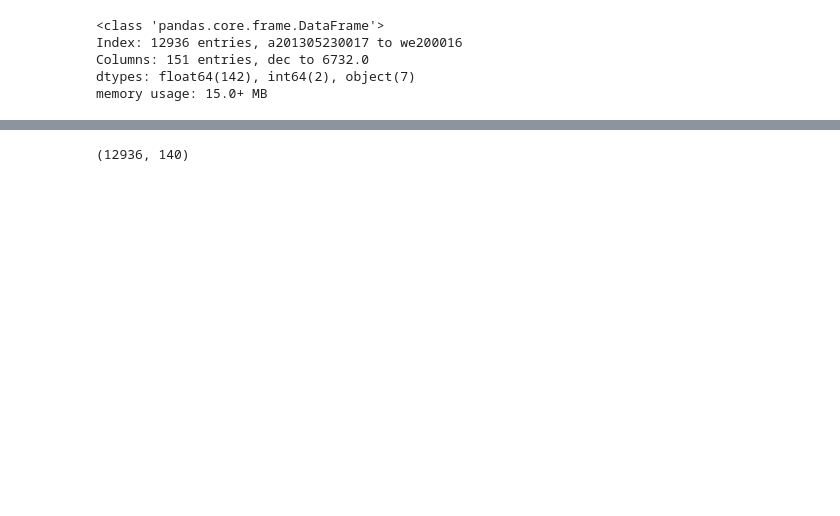
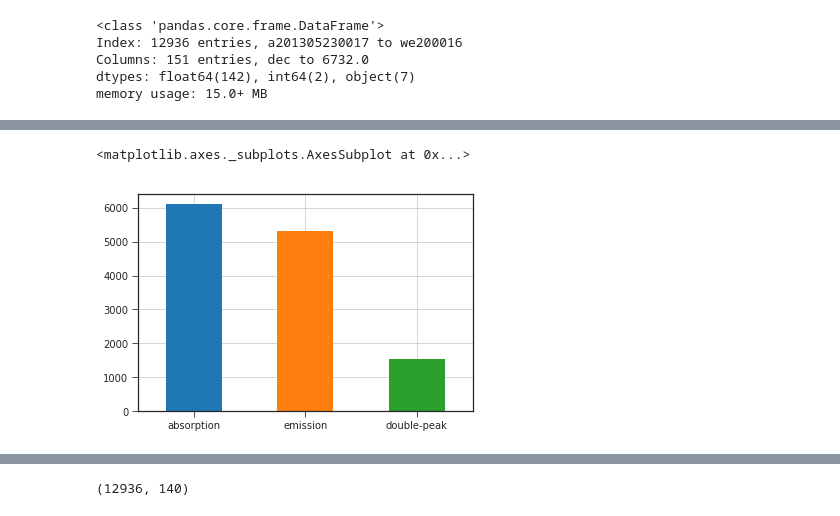
Before and after one commit to podondra/ondrejov-preprocessing, a Jupyter notebook: ondrejov-preprocessing.ipynb, the cells around one changed output, grey strips where cells are left out. Drawn from its saved outputs; the diff is of its cells as text; code cells hidden in the pictures; blank space fills up the shorter version.

```diff
--- a/ondrejov-preprocessing.ipynb
+++ b/ondrejov-preprocessing.ipynb
@@ -43,0 +92,7 @@ Name: label, dtype: int64
+# %%
+le = preprocessing.LabelEncoder()
+y = le.fit_transform(spectra['label'])
+spectra['label'].value_counts().plot.bar(rot=0, grid=True)
+# %% [output]
+<matplotlib.axes._subplots.AxesSubplot at 0x...>
+[figure, added]
```
Also changed, not shown: parts of 19 cells of this notebook, 1 other file.
